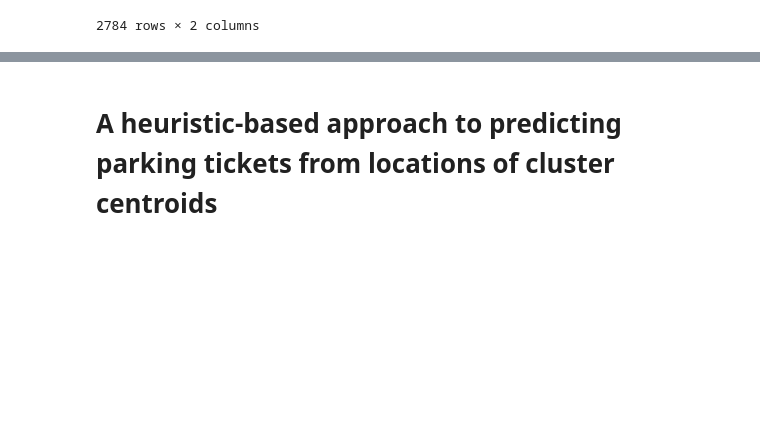
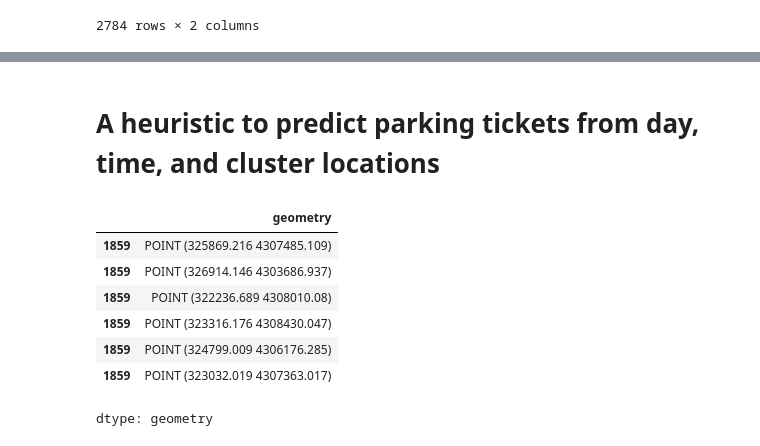
Before and after one commit to reedmarkham/meter-made, a Jupyter notebook: meter_made.ipynb, the cells around one changed output, grey strips where cells are left out. Cells and saved outputs as stored; diff of their text form; code cells hidden in the pictures; blank space fills up the shorter version.

```diff
--- a/meter_made.ipynb
+++ b/meter_made.ipynb
@@ -704,14 +705,29 @@ Test Score: 0.00 RMSE
 # %% [markdown]
-# A heuristic-based approach to predicting parking tickets from locations of cluster centroids
+# A heuristic to predict parking tickets from day, time, and cluster locations
 # %%
-test_cluster_centers = cluster_centers_df[(cluster_centers_df.d == datetime.date(2024, 6, 25)) & (cluster_centers_df.h == 11)]
+# Filter for the specified date and hour
+filtered_df = cluster_centers_df[(cluster_centers_df['d'] == pd.to_datetime('2024-06-25').date()) & (cluster_centers_df['h'] == 11)]
+
+# Explode coords_array into cluster_x and cluster_y
+exploded_df = filtered_df.explode('coords_array')
+exploded_df[['cluster_x', 'cluster_y']] = pd.DataFrame(exploded_df['coords_array'].tolist(), index=exploded_df.index)
+
 test_clusters_gdf = gpd.GeoDataFrame(
-    test_cluster_centers,
-    geometry=gpd.points_from_xy(test_cluster_centers.cluster_x, test_cluster_centers.cluster_y),
+    exploded_df,
+    geometry=gpd.points_from_xy(exploded_df.cluster_x, exploded_df.cluster_y),
     crs='EPSG:4326'
 )
 test_clusters_gdf = test_clusters_gdf.to_crs('EPSG:32618')
 display(test_clusters_gdf.geometry)
+# %% [output]
+|  | geometry |
+| 1859 | POINT (325869.216 4307485.109) |
+| 1859 | POINT (326914.146 4303686.937) |
+| 1859 | POINT (322236.689 4308010.08) |
+| 1859 | POINT (323316.176 4308430.047) |
+| 1859 | POINT (324799.009 4306176.285) |
+| 1859 | POINT (323032.019 4307363.017) |
+dtype: geometry
 # %%
 addresses_gdf = gpd.GeoDataFrame(
     addresses,
```
Also changed, not shown: parts of 12 cells of this notebook.
